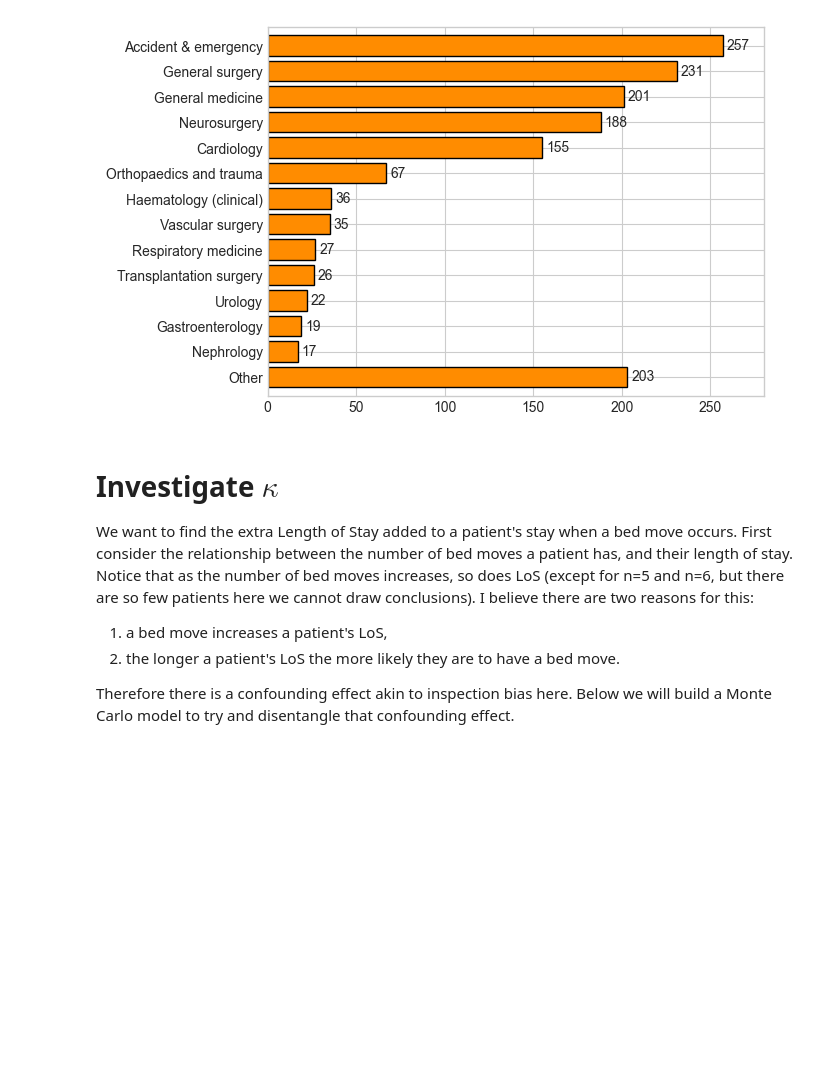
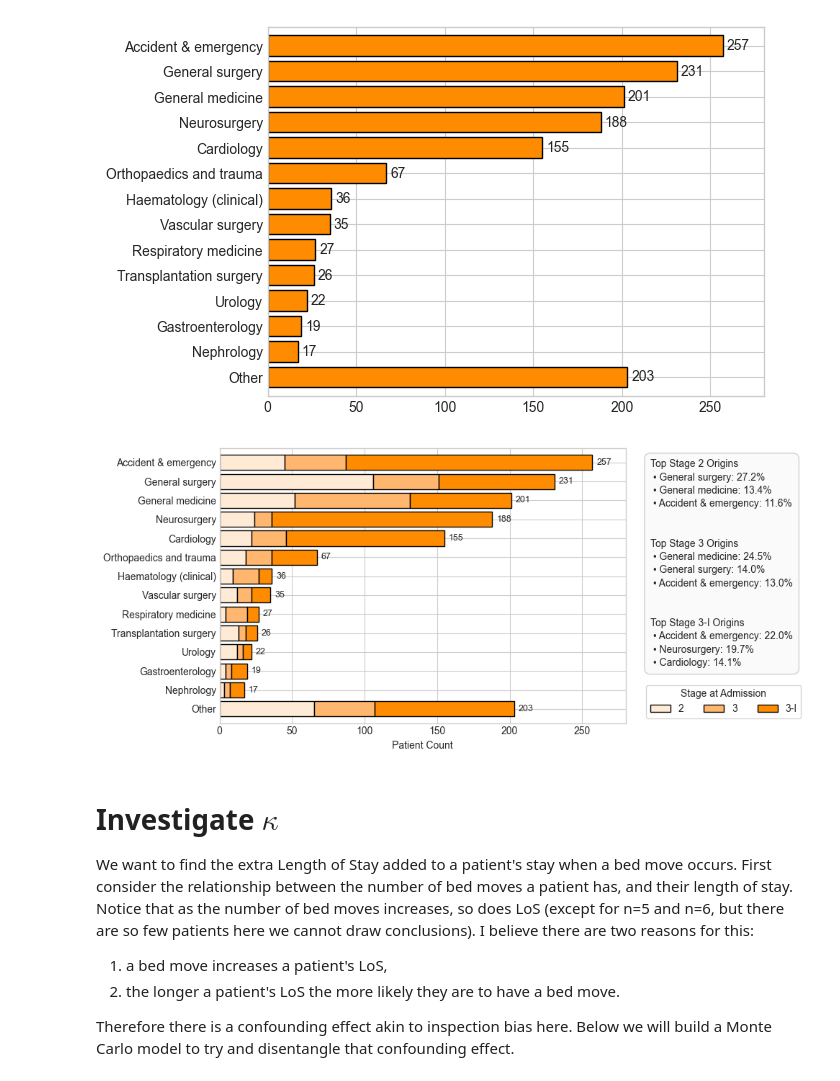
Before and after one commit to geraintpalmer/bed_moves_policy, a Jupyter notebook: src/data_and_paramtrisation.ipynb, the cells around one changed output. Saved outputs shown, nothing was run; the diff lists cells and outputs as text; code cells hidden in the pictures; blank space fills up the shorter version.

```diff
--- a/src/data_and_paramtrisation.ipynb
+++ b/src/data_and_paramtrisation.ipynb
@@ -73,6 +73,94 @@ ax.set_ylim(-0.75, 13.75)
 plt.show()
 # %% [output]
 [figure]
+# %%
+stages = ['2', '3', '3-I']
+stage_labels = ['Stage 2', 'Stage 3', 'Stage 3-I']
+
+reasons = data.groupby("Stage at Admission")["Primary Specialty Treated Prior to Unit Admission"].value_counts()
+ct = reasons.unstack(level=0, fill_value=0)
+
+# 2. Extract and separate 'Unknown Specialty'
+if 'Unknown Specialty' in ct.index:
+    unknown_counts = ct.loc['Unknown Specialty']
+    ct_no_unknown = ct.drop('Unknown Specialty')
+else:
+    unknown_counts = 0
+    ct_no_unknown = ct
+
+# 3. Identify top 13 specialties by total count across all stages
+top_n = 13
+totals = ct_no_unknown.sum(axis=1)
+top_index = totals.sort_values(ascending=False).head(top_n).index
+
+# 4. Separate top 13 and aggregate remaining rows + unknown into 'Other'
+top_reasons = ct_no_unknown.loc[top_index]
+other_reasons = ct_no_unknown.drop(top_index).sum(axis=0) + unknown_counts
+
+squashed_reasons = pd.concat([top_reasons, pd.DataFrame([other_reasons], index=['Other'])])
+
+lines = []
+for stage_val, label in zip(stages, stage_labels):
+    lines.append("")  # Adding a second blank line creates a bigger visual gap
+
+    stage_data = data[data['Stage at Admission'] == stage_val]
+    total_stage_count = len(stage_data)
+    top3 = stage_data['Primary Specialty Treated Prior to Unit Admission'].value_counts().head(3)
+
+    lines.append(f"Top {label} Origins")
+    for origin, count in top3.items():
+        pct = (count / total_stage_count) * 100
+        lines.append(f" • {origin}: {pct:.1f}%")
+    lines.append("")
+
+summary_text = "\n".join(lines).strip()
+
+fig, (ax_bar, ax_box) = plt.subplots(
+    1, 2,
+    figsize=(10, 4.5),
+    gridspec_kw={'width_ratios': [3, 1]}
+)
+
+plot_data = squashed_reasons.iloc[::-1]
+
+lefts = np.zeros(len(plot_data))
+colors = ['#FFEAD5', '#FFB66F', '#FF8C00']
+
+for i, col in enumerate(plot_data.columns):
+    bars = ax_bar.barh(
+        plot_data.index,
+        plot_data[col],
+        left=lefts,
+        label=col,
+        color=colors[i],
+        edgecolor='black'
+    )
+    lefts += plot_data[col].values
+
+totals = plot_data.sum(axis=1).values
+for i, total in enumerate(totals):
+    ax_bar.text(total + 3, i, str(int(total)), va='center', ha='left', fontsize=9)
+
+handles, labels = ax_bar.get_legend_handles_labels()
+ax_bar.set_xlim(0, 280)
+ax_bar.set_ylim(-0.75, 13.75)
+ax_box.legend(handles=handles, labels=labels, title='Stage at Admission', loc='lower right', bbox_to_anchor=(1.15, 0), frameon=True, ncol=3)
+ax_bar.set_xlabel('Patient Count')
+
+ax_box.axis('off')
+ax_box.text(
+    0.0, 0.96, summary_text,
+    transform=ax_box.transAxes,
+    fontsize=10,
+    verticalalignment='top',
+    bbox=dict(boxstyle='round,pad=0.6', facecolor='#FAFAFA', edgecolor='#CCCCCC', alpha=0.9),
+    linespacing=1.4
+)
+
+plt.tight_layout()
+fig.savefig("../plt/admission_stage_by_origin.pdf")
+# %% [output]
+[figure, added]
 # %% [markdown]
 # Investigate $\kappa$
 
```
Also changed, not shown: parts of 9 cells of this notebook, 10 other files.
